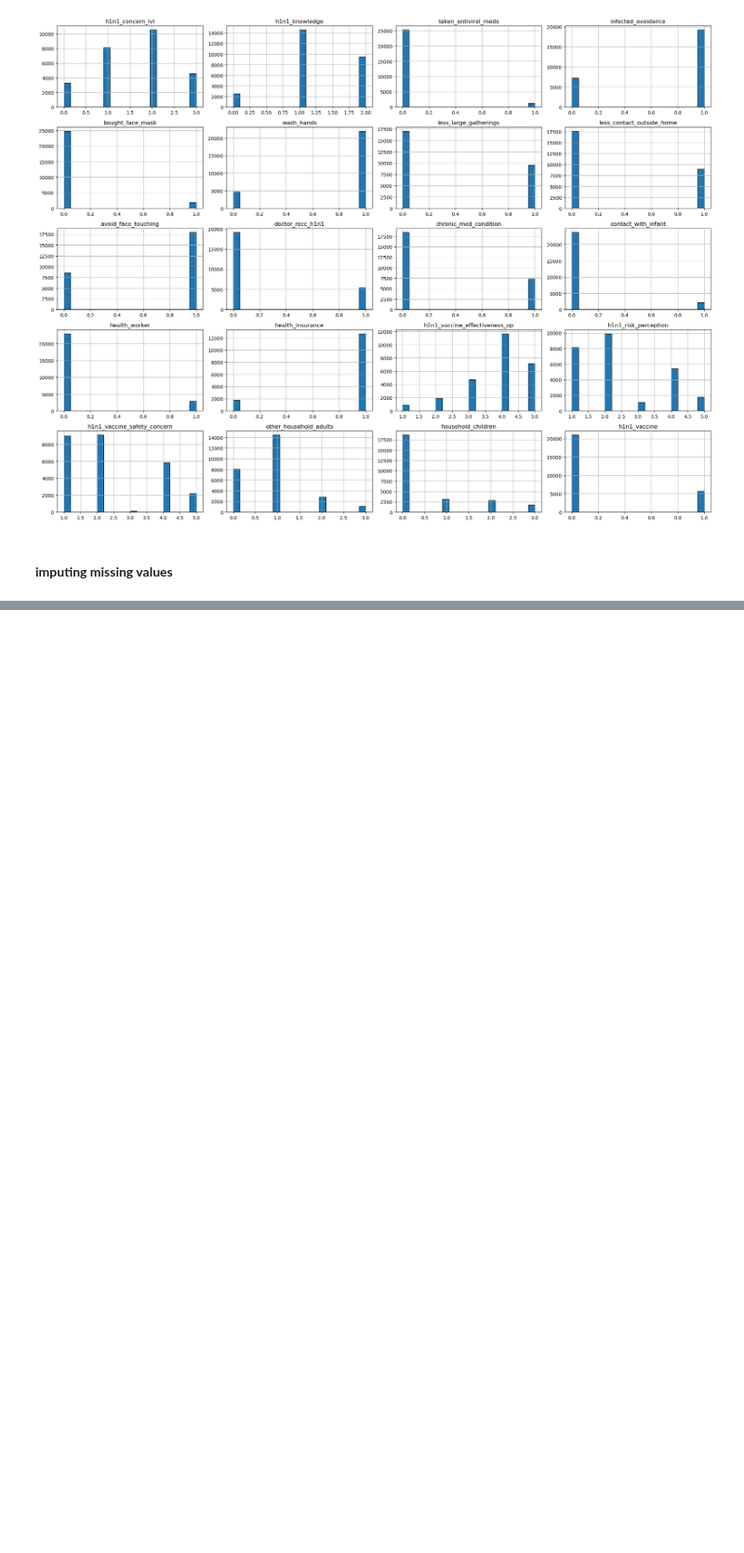
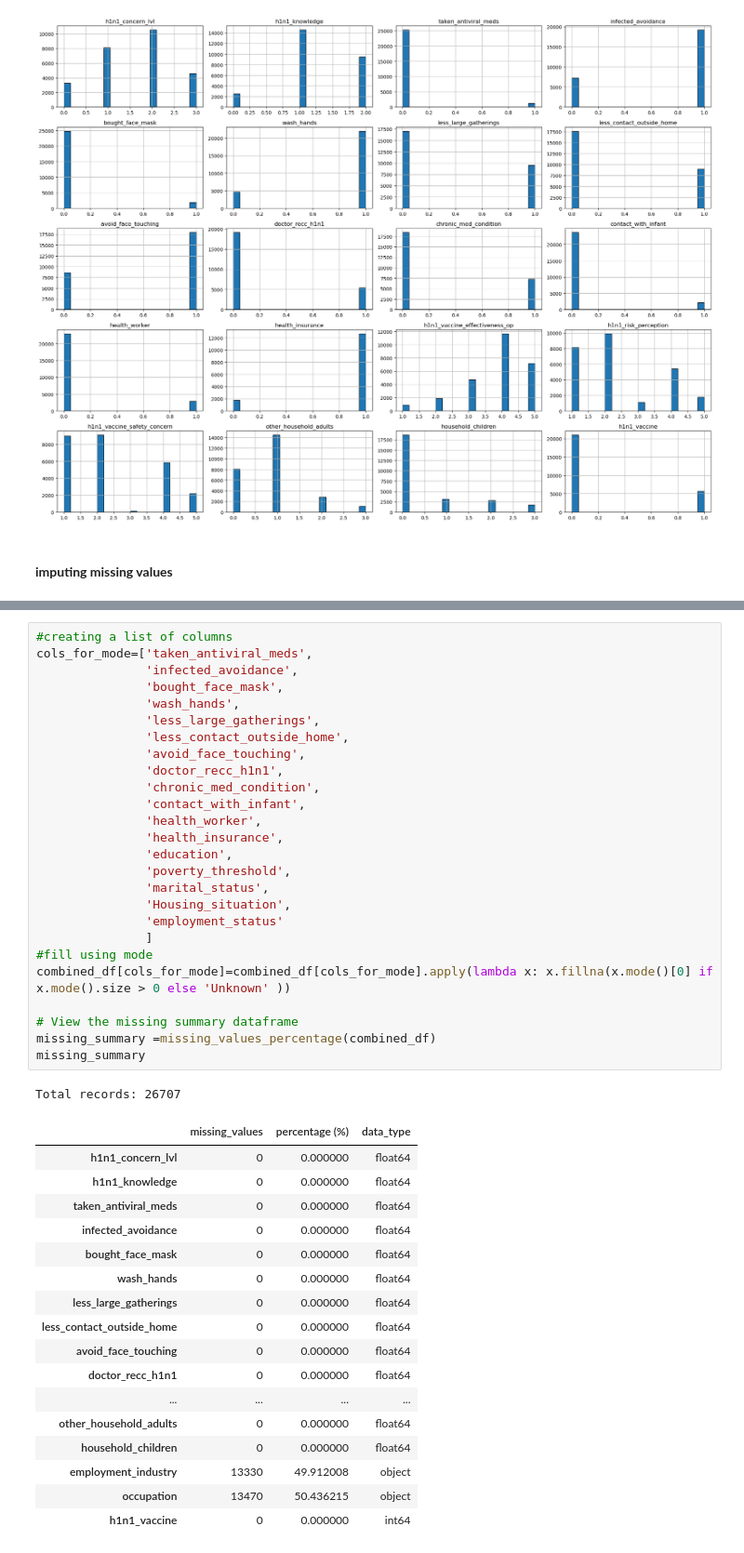
Before and after one commit to Day-hue/Phase-3-project, a Jupyter notebook: phase 3 project.ipynb, the cells around one changed output, grey strips where cells are left out. Shown: that part at 93% size. Saved outputs shown, nothing was run; the diff lists cells and outputs as text; blank space fills up the shorter version.

```diff
--- a/phase 3 project.ipynb
+++ b/phase 3 project.ipynb
@@ -507,0 +573,45 @@ plt.show()
+# %%
+#creating a list of columns
+cols_for_mode=['taken_antiviral_meds',
+               'infected_avoidance',
+               'bought_face_mask',
+               'wash_hands',
+               'less_large_gatherings',
+               'less_contact_outside_home',
+               'avoid_face_touching',
+               'doctor_recc_h1n1',
+               'chronic_med_condition',
+               'contact_with_infant',
+               'health_worker',
+               'health_insurance',
+               'education',
+               'poverty_threshold',
+               'marital_status',
+               'Housing_situation',
+               'employment_status'
+               ]
+#fill using mode
+combined_df[cols_for_mode]=combined_df[cols_for_mode].apply(lambda x: x.fillna(x.mode()[0] if x.mode().size > 0 else 'Unknown' ))
+
+# View the missing summary dataframe
+missing_summary =missing_values_percentage(combined_df)
+missing_summary
+# %% [output]
+Total records: 26707
+|  | missing_values | percentage (%) | data_type |
+| h1n1_concern_lvl | 0 | 0.000000 | float64 |
+| h1n1_knowledge | 0 | 0.000000 | float64 |
+| taken_antiviral_meds | 0 | 0.000000 | float64 |
+| infected_avoidance | 0 | 0.000000 | float64 |
+| bought_face_mask | 0 | 0.000000 | float64 |
+| wash_hands | 0 | 0.000000 | float64 |
+| less_large_gatherings | 0 | 0.000000 | float64 |
+| less_contact_outside_home | 0 | 0.000000 | float64 |
+| avoid_face_touching | 0 | 0.000000 | float64 |
+| doctor_recc_h1n1 | 0 | 0.000000 | float64 |
+| ... | ... | ... | ... |
+| other_household_adults | 0 | 0.000000 | float64 |
+| household_children | 0 | 0.000000 | float64 |
+| employment_industry | 13330 | 49.912008 | object |
+| occupation | 13470 | 50.436215 | object |
+| h1n1_vaccine | 0 | 0.000000 | int64 |
```
Also changed, not shown: parts of 24 cells of this notebook.
